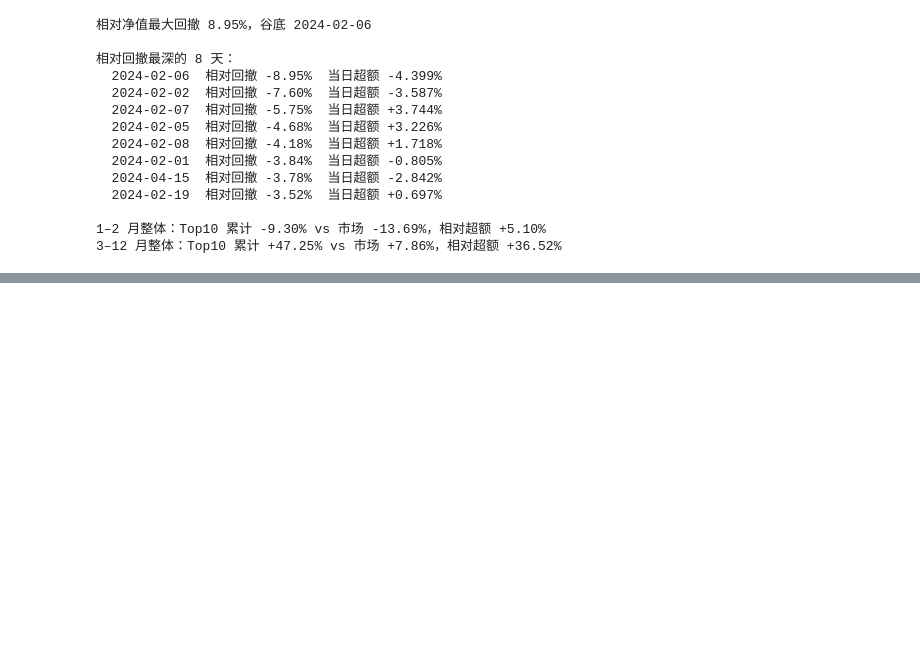
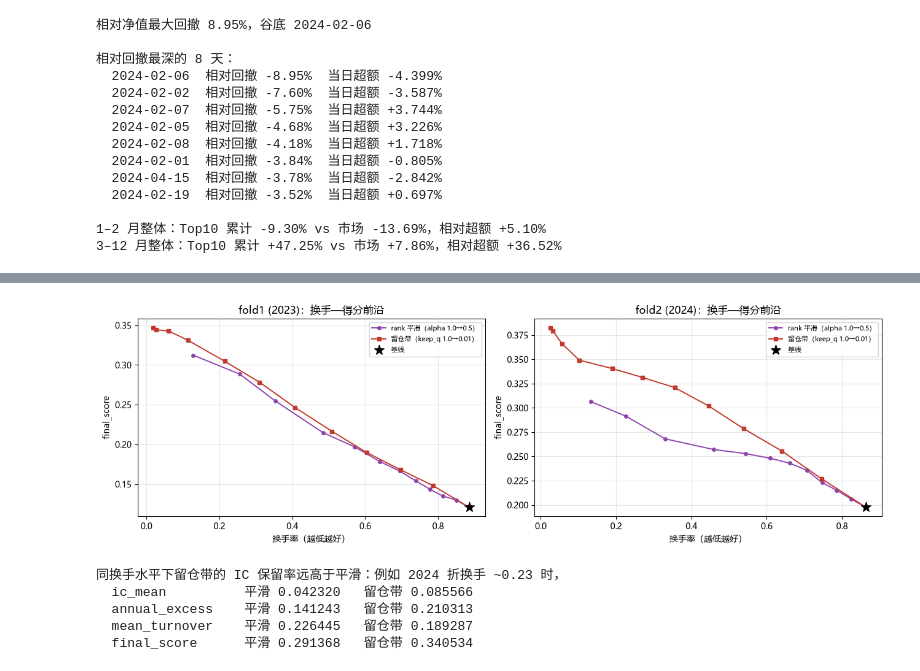
Before and after one commit to xxawa66/fintech, a Jupyter notebook: notebooks/04_result_visualization.ipynb, the cells around one changed output, grey strips where cells are left out. Cells and saved outputs as stored; diff of their text form; code cells hidden in the pictures; blank space fills up the shorter version.

```diff
--- a/notebooks/04_result_visualization.ipynb
+++ b/notebooks/04_result_visualization.ipynb
@@ -388,0 +555,10 @@ print(f"3–12 月整体：Top10 累计 {r_top3:+.2%} vs 市场 {r_mkt3:+.2%}，
+# %%
+band_scan = {name: scan_bands(s, KEEP_QS) for name, s in scored.items()}
+
+band_tbl = []
+for name, (tbl, _) in band_scan.items():
+    t = tbl.copy(); t.insert(0, "折", name); band_tbl.append(t)
+band_all = pd.concat(band_tbl, ignore_index=True)
+band_all["稳定性项"] = 0.3 * (1 - band_all["mean_turnover"])
+print("留仓带扫描（官方口径，自检点 keep_q=1.0 已断言复现基线）")
+print(band_all.round(6).to_string(index=False, float_format=lambda v: f"{v:,.6f}"))
@@ -388,0 +583,30 @@ print(f"3–12 月整体：Top10 累计 {r_top3:+.2%} vs 市场 {r_mkt3:+.2%}，
+# %%
+fig, axes = plt.subplots(1, 2, figsize=(13, 4.2))
+for ax, (name, s) in zip(axes, scored.items()):
+    a_tbl = alpha_scan[name][0]
+    b_tbl = band_scan[name][0]
+    ax.plot(a_tbl["mean_turnover"], a_tbl["final_score"], "o-", ms=4, lw=1.4,
+            color="#8e44ad", label="rank 平滑（alpha 1.0→0.5）")
+    ax.plot(b_tbl["mean_turnover"], b_tbl["final_score"], "s-", ms=4, lw=1.4,
+            color="#c0392b", label="留仓带（keep_q 1.0→0.01）")
+    ax.scatter([base[name]["mean_turnover"]], [base[name]["final_score"]],
+               marker="*", s=140, color="black", zorder=5, label="基线")
+    ax.set_xlabel("换手率（越低越好）"); ax.set_ylabel("final_score")
+    ax.set_title(f"{name}：换手—得分前沿")
+    ax.grid(alpha=0.3); ax.legend(fontsize=8)
+fig.tight_layout()
+fig.savefig(FIG_DIR / "turnover_frontier.png", dpi=150)
+plt.show()
+
+print("同换手水平下留仓带的 IC 保留率远高于平滑：例如 2024 折换手 ~0.23 时，")
+for col in ("ic_mean", "annual_excess", "mean_turnover", "final_score"):
+    a_v = alpha_scan["fold2 (2024)"][0].loc[lambda d: (d["mean_turnover"] - 0.23).abs().idxmin(), col]
+    b_v = band_scan["fold2 (2024)"][0].loc[lambda d: (d["mean_turnover"] - 0.23).abs().idxmin(), col]
+    print(f"  {col:<16} 平滑 {a_v:,.6f}   留仓带 {b_v:,.6f}")
+# %% [output]
+[figure, added]
+同换手水平下留仓带的 IC 保留率远高于平滑：例如 2024 折换手 ~0.23 时，
+  ic_mean          平滑 0.042320   留仓带 0.085566
+  annual_excess    平滑 0.141243   留仓带 0.210313
+  mean_turnover    平滑 0.226445   留仓带 0.189287
+  final_score      平滑 0.291368   留仓带 0.340534
```
Also changed, not shown: parts of 15 cells of this notebook, 4 other files.
